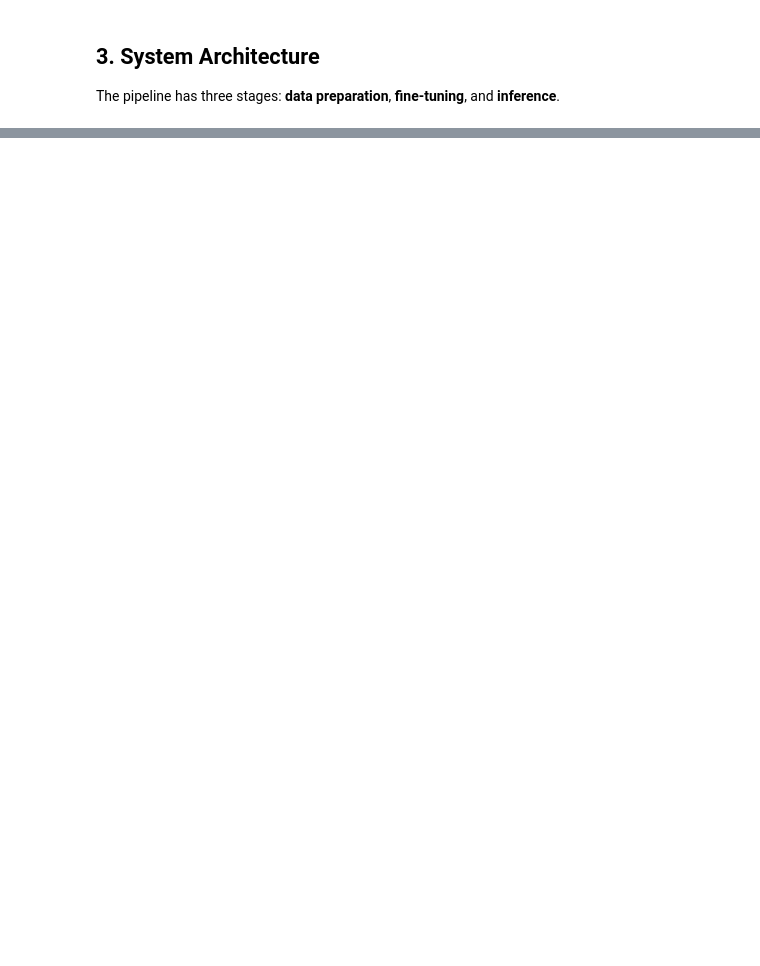
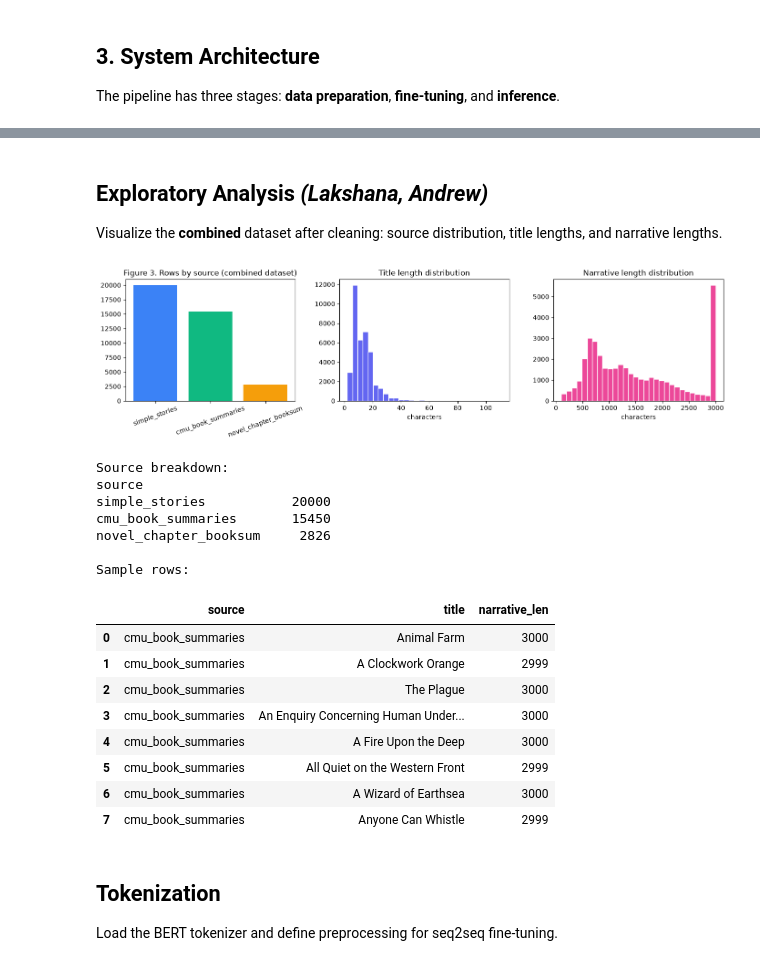
Before and after one commit to mfmzeng/Title-Generator, a Jupyter notebook: titleGenerator.ipynb, the cells around one changed output, grey strips where cells are left out. Saved outputs shown, nothing was run; the diff lists cells and outputs as text; code cells hidden in the pictures; blank space fills up the shorter version.

```diff
--- a/titleGenerator.ipynb
+++ b/titleGenerator.ipynb
@@ -1329,0 +500,15 @@ else:
+# %%
+print("Loading CMU Book Summaries...")
+cmu_rows = load_cmu_book_summaries(MAX_ROWS_PER_DATASET)
+print(f"  kept {len(cmu_rows):,} rows")
+
+print("Loading Novel Chapter Dataset (BookSum)...")
+novel_rows = load_from_booksum(MAX_ROWS_PER_DATASET)
+print(f"  kept {len(novel_rows):,} rows")
+
+print("Loading SimpleStories...")
+simple_rows = load_simple_stories(MAX_ROWS_PER_DATASET)
+print(f"  kept {len(simple_rows):,} rows")
+
+raw_rows = cmu_rows + novel_rows + simple_rows
+print(f"\nCombined raw rows: {len(raw_rows):,}")
@@ -1329,0 +598,53 @@ else:
+# %% [markdown]
+## Exploratory Analysis *(Lakshana, Andrew)*
+
+Visualize the **combined** dataset after cleaning: source distribution, title lengths, and narrative lengths.
+# %%
+df["narrative_len"] = df["text"].str.replace(cfg.INPUT_PREFIX, "", regex=False).str.len()
+df["title_len"] = df["title"].str.len()
+
+fig, axes = plt.subplots(1, 3, figsize=(14, 4))
+
+source_counts = df["source"].value_counts()
+palette = ["#3b82f6", "#10b981", "#f59e0b", "#a855f7", "#ef4444"]
+axes[0].bar(source_counts.index, source_counts.values, color=palette[: len(source_counts)])
+axes[0].set_title("Figure 3. Rows by source (combined dataset)")
+axes[0].tick_params(axis="x", rotation=20)
+
+axes[1].hist(df["title_len"], bins=30, color="#6366f1", edgecolor="white")
+axes[1].set_title("Title length distribution")
+axes[1].set_xlabel("characters")
+
+axes[2].hist(df["narrative_len"], bins=30, color="#ec4899", edgecolor="white")
+axes[2].set_title("Narrative length distribution")
+axes[2].set_xlabel("characters")
+
+plt.tight_layout()
+plt.show()
+
+print("Source breakdown:")
+print(source_counts.to_string())
+print("\nSample rows:")
+display(df[["source", "title", "narrative_len"]].head(8))
+# %% [output]
+[figure, added]
+Source breakdown:
+source
+simple_stories           20000
+cmu_book_summaries       15450
+novel_chapter_booksum     2826
+
+Sample rows:
+|  | source | title | narrative_len |
+| 0 | cmu_book_summaries | Animal Farm | 3000 |
+| 1 | cmu_book_summaries | A Clockwork Orange | 2999 |
+| 2 | cmu_book_summaries | The Plague | 3000 |
+| 3 | cmu_book_summaries | An Enquiry Concerning Human Under... | 3000 |
+| 4 | cmu_book_summaries | A Fire Upon the Deep | 3000 |
+| 5 | cmu_book_summaries | All Quiet on the Western Front | 2999 |
+| 6 | cmu_book_summaries | A Wizard of Earthsea | 3000 |
+| 7 | cmu_book_summaries | Anyone Can Whistle | 2999 |
+# %% [markdown]
+## Tokenization
+
+Load the BERT tokenizer and define preprocessing for seq2seq fine-tuning.
```
Also changed, not shown: parts of 60 cells of this notebook, 12 other files.
